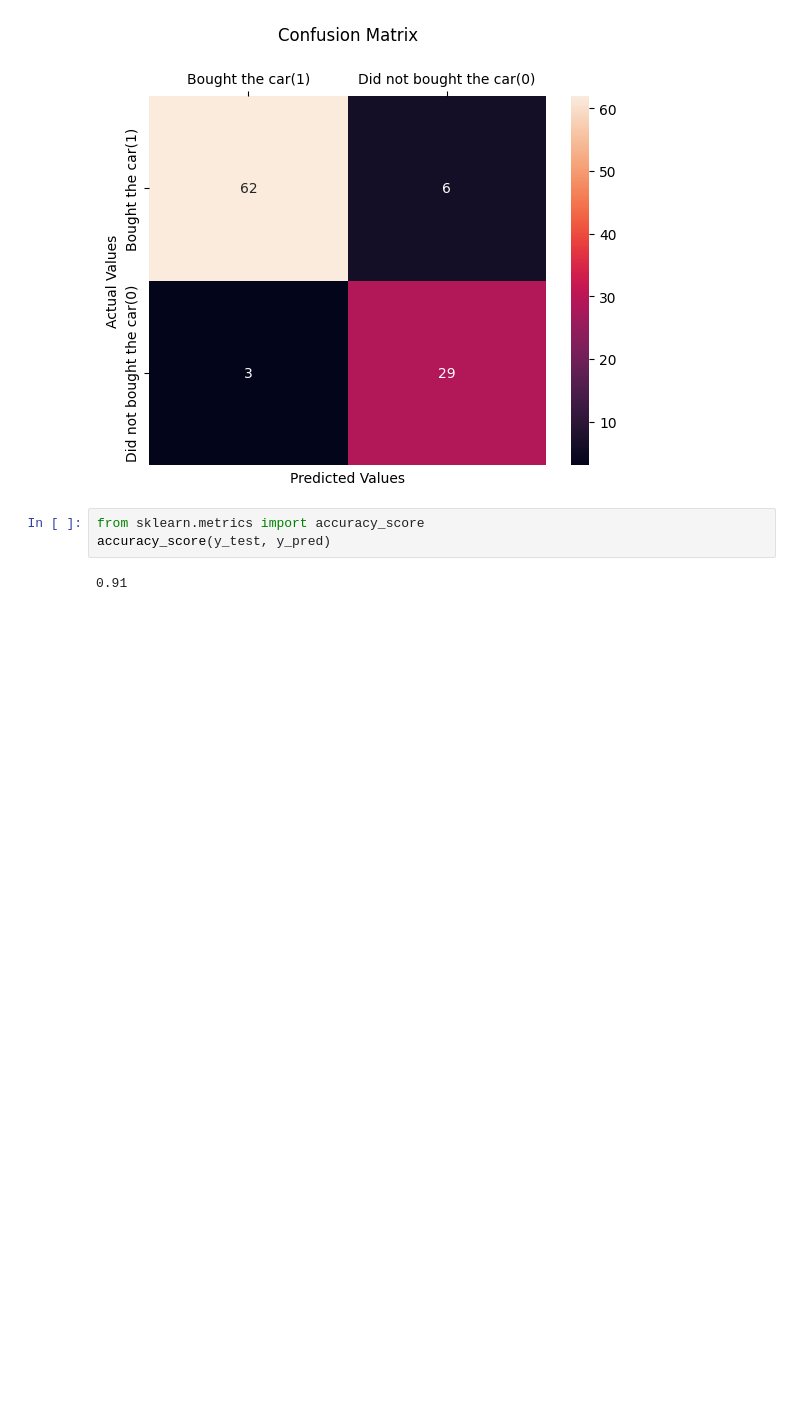
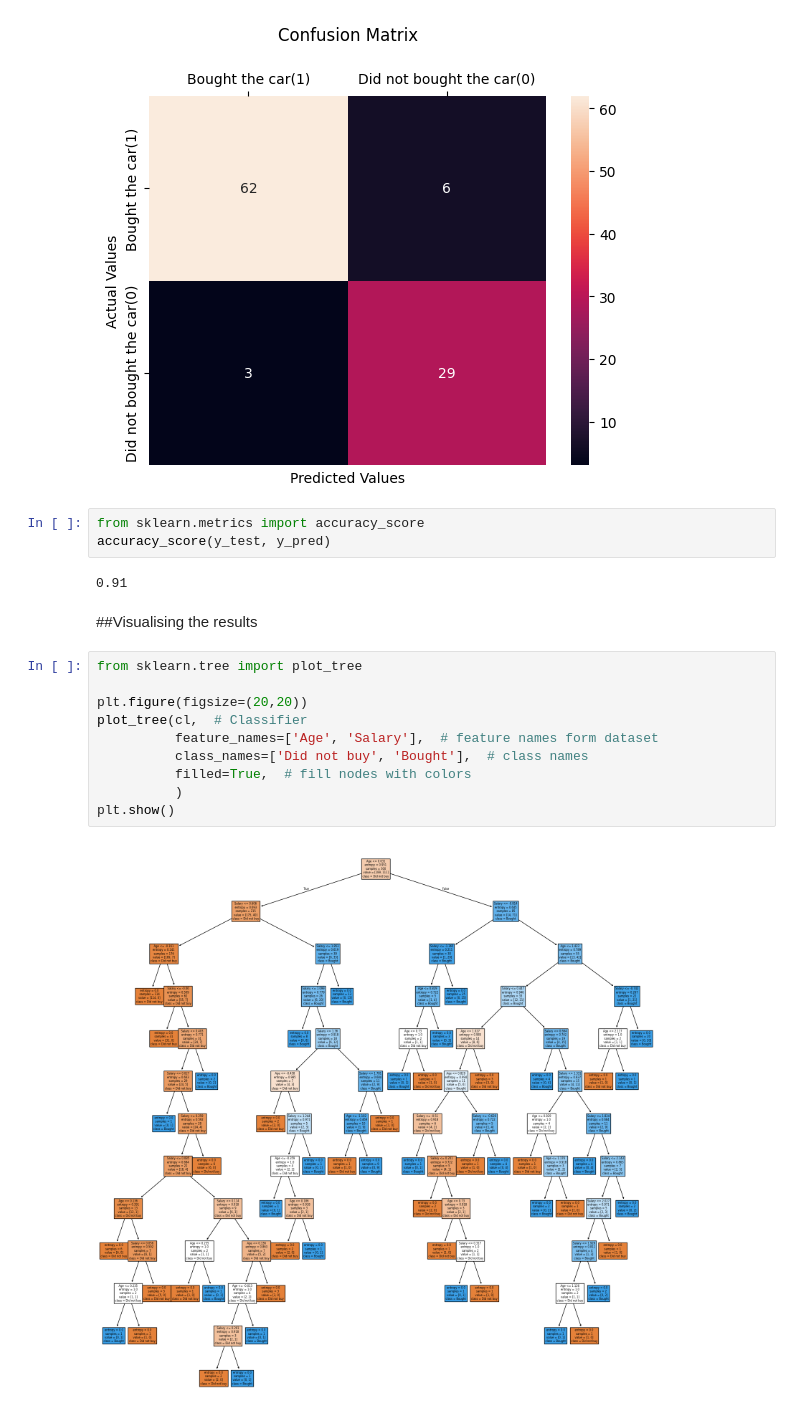
Before and after one commit to RASIUT/ML, a Jupyter notebook: Classification/Decision_Tree_Classifier.ipynb, the cells around one changed output. Drawn from its saved outputs; the diff is of its cells as text; blank space fills up the shorter version.

```diff
--- a/Classification/Decision_Tree_Classifier.ipynb
+++ b/Classification/Decision_Tree_Classifier.ipynb
@@ -91,3 +91,17 @@ from sklearn.metrics import accuracy_score
 accuracy_score(y_test, y_pred)
 # %% [output]
 0.91
+# %% [markdown]
+##Visualising the results
+# %%
+from sklearn.tree import plot_tree
+
+plt.figure(figsize=(20,20))
+plot_tree(cl,  # Classifier
+          feature_names=['Age', 'Salary'],  # feature names form dataset
+          class_names=['Did not buy', 'Bought'],  # class names
+          filled=True,  # fill nodes with colors
+          )
+plt.show()
+# %% [output]
+[figure, added]
```
